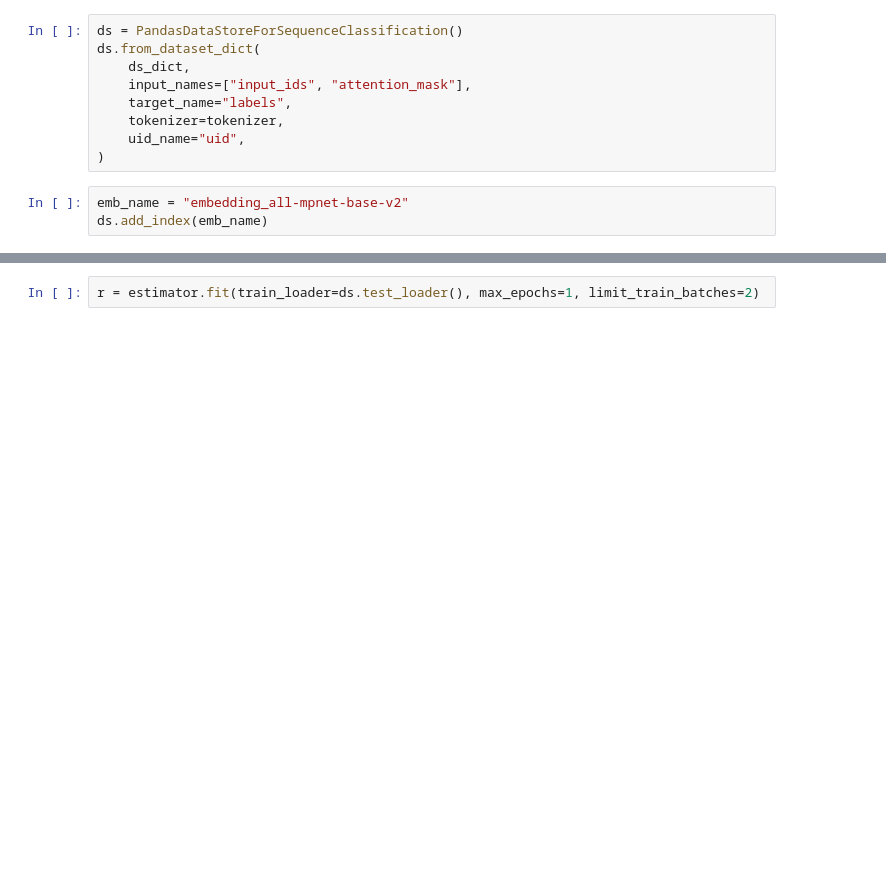
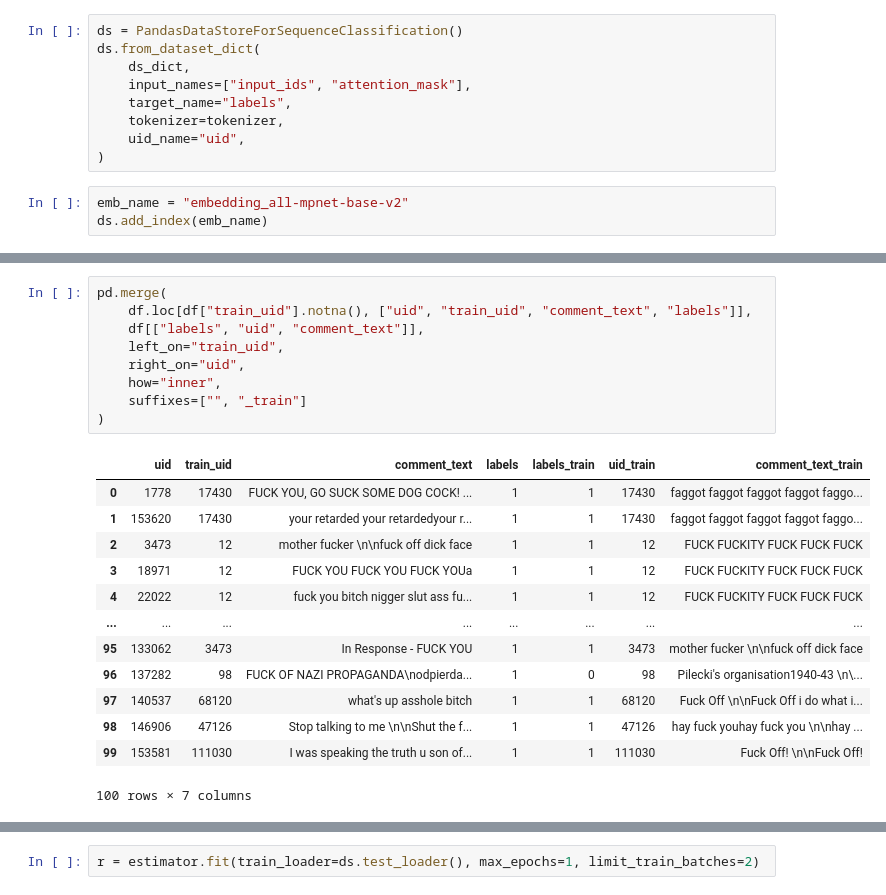
Before and after one commit to pietrolesci/anchoral, a Jupyter notebook: notebooks/agnews.ipynb, the cells around one changed output, grey strips where cells are left out. Cells and saved outputs as stored; diff of their text form; blank space fills up the shorter version.

```diff
--- a/notebooks/agnews.ipynb
+++ b/notebooks/agnews.ipynb
@@ -57,0 +82,23 @@ ds.prepare_for_loading(batch_size=32, eval_batch_size=32)
+# %%
+pd.merge(
+    df.loc[df["train_uid"].notna(), ["uid", "train_uid", "comment_text", "labels"]],
+    df[["labels", "uid", "comment_text"]],
+    left_on="train_uid",
+    right_on="uid",
+    how="inner",
+    suffixes=["", "_train"]
+)
+# %% [output]
+|  | uid | train_uid | comment_text | labels | labels_train | uid_train | comment_text_train |
+| 0 | 1778 | 17430 | FUCK YOU, GO SUCK SOME DOG COCK! ... | 1 | 1 | 17430 | faggot faggot faggot faggot faggo... |
+| 1 | 153620 | 17430 | your retarded your retardedyour r... | 1 | 1 | 17430 | faggot faggot faggot faggot faggo... |
+| 2 | 3473 | 12 | mother fucker \n\nfuck off dick face | 1 | 1 | 12 | FUCK FUCKITY FUCK FUCK FUCK |
+| 3 | 18971 | 12 | FUCK YOU FUCK YOU FUCK YOUa | 1 | 1 | 12 | FUCK FUCKITY FUCK FUCK FUCK |
+| 4 | 22022 | 12 | fuck you bitch nigger slut ass fu... | 1 | 1 | 12 | FUCK FUCKITY FUCK FUCK FUCK |
+| ... | ... | ... | ... | ... | ... | ... | ... |
+| 95 | 133062 | 3473 | In Response - FUCK YOU | 1 | 1 | 3473 | mother fucker \n\nfuck off dick face |
+| 96 | 137282 | 98 | FUCK OF NAZI PROPAGANDA\nodpierda... | 1 | 0 | 98 | Pilecki's organisation1940-43 \n\... |
+| 97 | 140537 | 68120 | what's up asshole bitch | 1 | 1 | 68120 | Fuck Off \n\nFuck Off i do what i... |
+| 98 | 146906 | 47126 | Stop talking to me \n\nShut the f... | 1 | 1 | 47126 | hay fuck youhay fuck you \n\nhay ... |
+| 99 | 153581 | 111030 | I was speaking the truth u son of... | 1 | 1 | 111030 | Fuck Off! \n\nFuck Off! |
+100 rows × 7 columns
```
Also changed, not shown: parts of 17 cells of this notebook, 9 other files.
